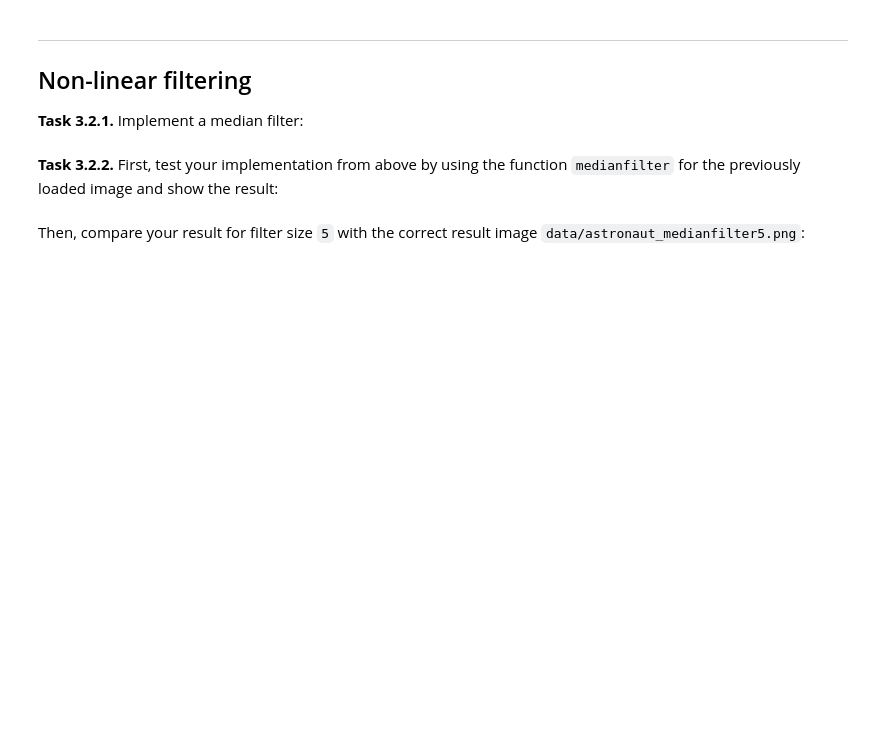
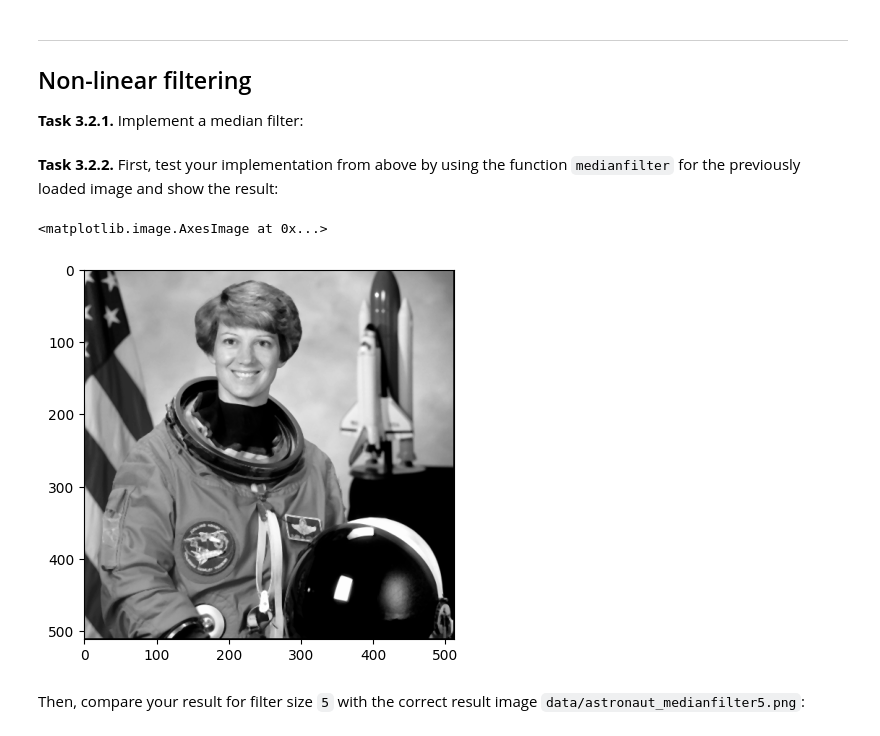
Before and after one commit to balint-bozoki/mobi-fs3-python, a Jupyter notebook: task3.ipynb, the cells around one changed output. Drawn from its saved outputs; the diff is of its cells as text; code cells hidden in the pictures; blank space fills up the shorter version.

```diff
--- a/task3.ipynb
+++ b/task3.ipynb
@@ -53,12 +53,26 @@ assert numpy.allclose(mean_ref, img_filtered, atol=1/255)
 ## Non-linear filtering
 
 **<a id="#">Task 3.2.1.</a>** Implement a median filter:
-# %%
-def medianfilter(img_in, size):
-    result = numpy.zeros(img_in.shape)
-    ...
-    return result
+# %%
+def medianfilter(img_in, size):
+    result = numpy.zeros(img_in.shape)
+    n = (size - 1) // 2
+    for p in numpy.ndindex(img_in.shape):
+        if (p[0] >= n and p[0] < img_in.shape[0] - n and p[1] >= n and p[1] < img_in.shape[1] - n):
+            neighborhood_values = []
+            for q in numpy.ndindex(size, size):
+                neighborhood_values.append(img_in[p[0]+q[0]-n, p[1]+q[1]-n])
+            result[p] = sorted(neighborhood_values)[len(neighborhood_values)//2]
+
+    return result
 # %% [markdown]
 **<a id="#">Task 3.2.2.</a>** First, test your implementation from above by using the function `medianfilter` for the previously loaded image and show the result:
+# %%
+img_median_filtered = medianfilter(img, 3)
+plt.figure()
+plt.imshow(img_median_filtered, "gray")
+# %% [output]
+<matplotlib.image.AxesImage at 0x...>
+[figure, added]
 # %% [markdown]
 Then, compare your result for filter size `5` with the correct result image `data/astronaut_medianfilter5.png`:
```
Also changed, not shown: parts of 3 cells of this notebook.
